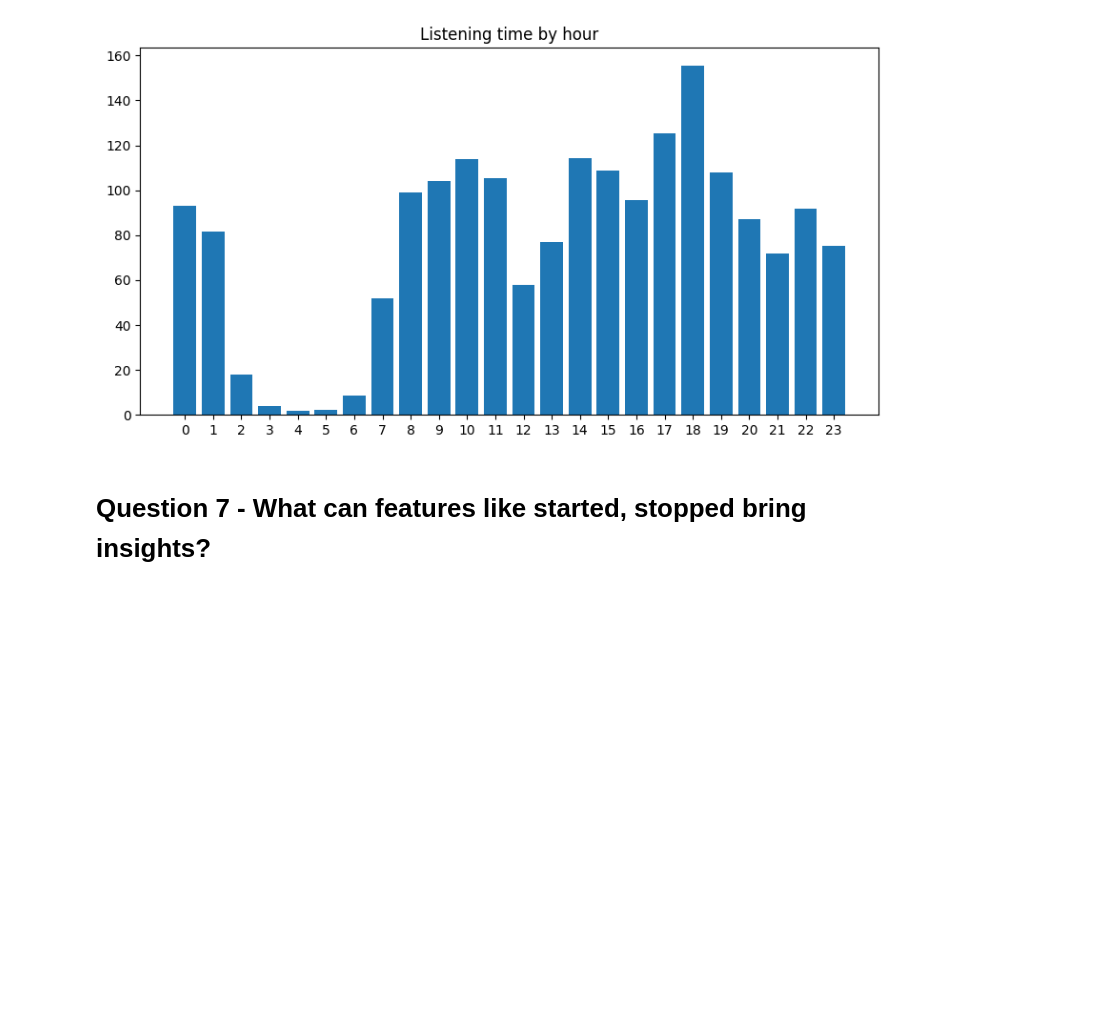
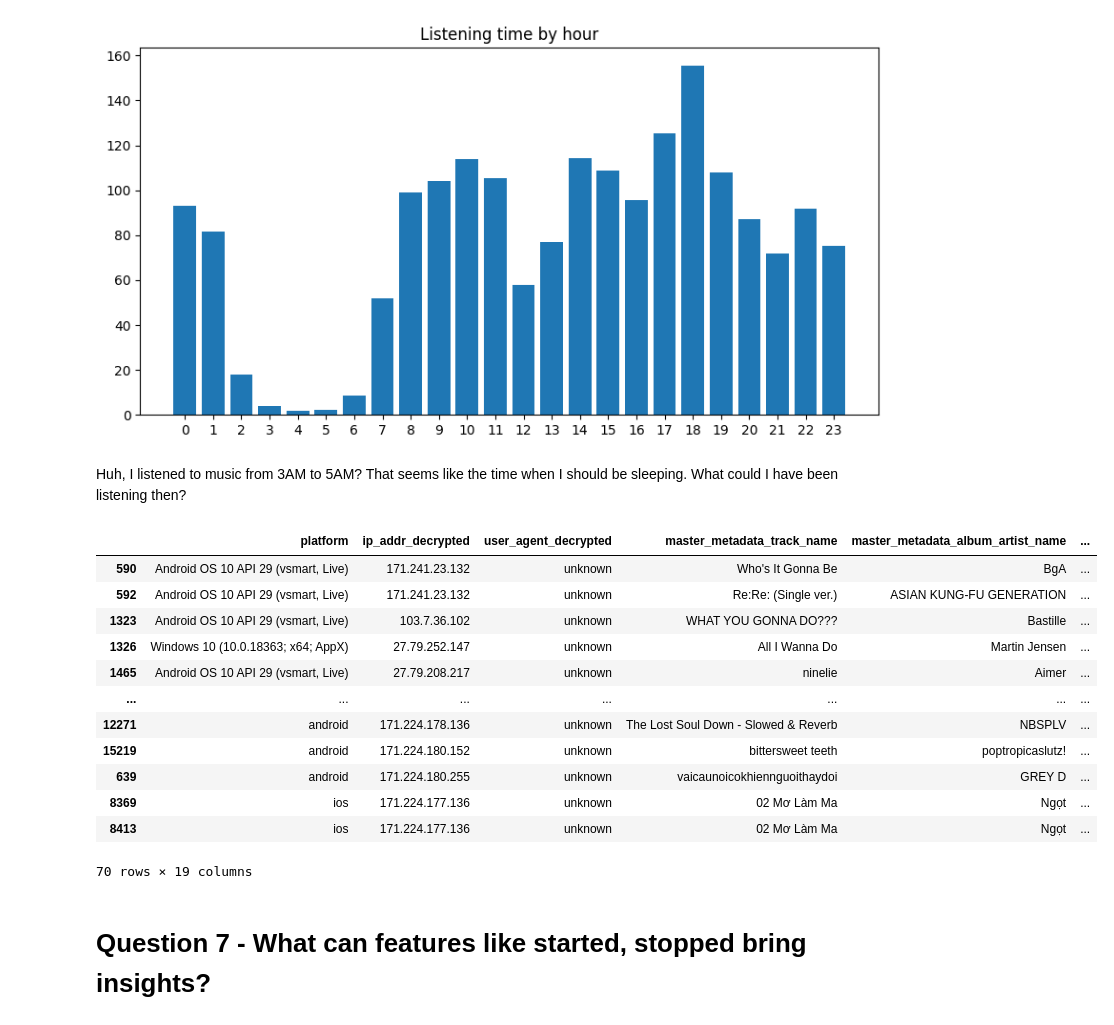
Before and after one commit to nkt1850/Spotify-EDA, a Jupyter notebook: Spotify Data Analysis/Spotify EDA.ipynb, the cells around one changed output. Saved outputs shown, nothing was run; the diff lists cells and outputs as text; code cells hidden in the pictures; blank space fills up the shorter version.

```diff
--- a/Spotify Data Analysis/Spotify EDA.ipynb
+++ b/Spotify Data Analysis/Spotify EDA.ipynb
@@ -214,6 +210,30 @@ ax.xaxis.set_ticks(list(range(24)))
  <matplotlib.axis.XTick at 0x...>,
  <matplotlib.axis.XTick at 0x...>]
 [figure]
+# %% [markdown]
+Huh, I listened to music from 3AM to 5AM? That seems like the time when I should be sleeping. What could I have been listening then?
+# %%
+Q6_add = music_df #Copy the df first
+Q6_add['local_time'] = music_df['datetime'].dt.tz_convert('Asia/Bangkok') # Convert to GMT+7 to match my local time in VN
+Q6_add['hour'] = Q6_add['local-time'].dt.hour #formatted in 24 hours
+Q6_add = Q6_add[(Q6_add['hour'] > 1) & (Q6_add['hour'] < 6) & (Q6_add['master_metadata_track_name'] != 'None')]
+# %%
+music_df_early_morning = Q6_add.dropna(subset='spotify_track_uri')
+music_df_early_morning[(music_df_early_morning['reason_end'] == 'trackdone') & (music_df_early_morning['reason_start'] != 'trackdone')]
+# %% [output]
+|  | platform | ip_addr_decrypted | user_agent_decrypted | master_metadata_track_name | master_metadata_album_artist_name | ... |
+| 590 | Android OS 10 API 29 (vsmart, Live) | 171.241.23.132 | unknown | Who's It Gonna Be | BgA | ... |
+| 592 | Android OS 10 API 29 (vsmart, Live) | 171.241.23.132 | unknown | Re:Re: (Single ver.) | ASIAN KUNG-FU GENERATION | ... |
+| 1323 | Android OS 10 API 29 (vsmart, Live) | 103.7.36.102 | unknown | WHAT YOU GONNA DO??? | Bastille | ... |
+| 1326 | Windows 10 (10.0.18363; x64; AppX) | 27.79.252.147 | unknown | All I Wanna Do | Martin Jensen | ... |
+| 1465 | Android OS 10 API 29 (vsmart, Live) | 27.79.208.217 | unknown | ninelie | Aimer | ... |
+| ... | ... | ... | ... | ... | ... | ... |
+| 12271 | android | 171.224.178.136 | unknown | The Lost Soul Down - Slowed & Reverb | NBSPLV | ... |
+| 15219 | android | 171.224.180.152 | unknown | bittersweet teeth | poptropicaslutz! | ... |
+| 639 | android | 171.224.180.255 | unknown | vaicaunoicokhiennguoithaydoi | GREY D | ... |
+| 8369 | ios | 171.224.177.136 | unknown | 02 Mơ Làm Ma | Ngọt | ... |
+| 8413 | ios | 171.224.177.136 | unknown | 02 Mơ Làm Ma | Ngọt | ... |
+70 rows × 19 columns
 # %% [markdown]
 # Question 7 - What can features like started, stopped bring insights?
 # %%
```
Also changed, not shown: parts of 16 cells of this notebook.
